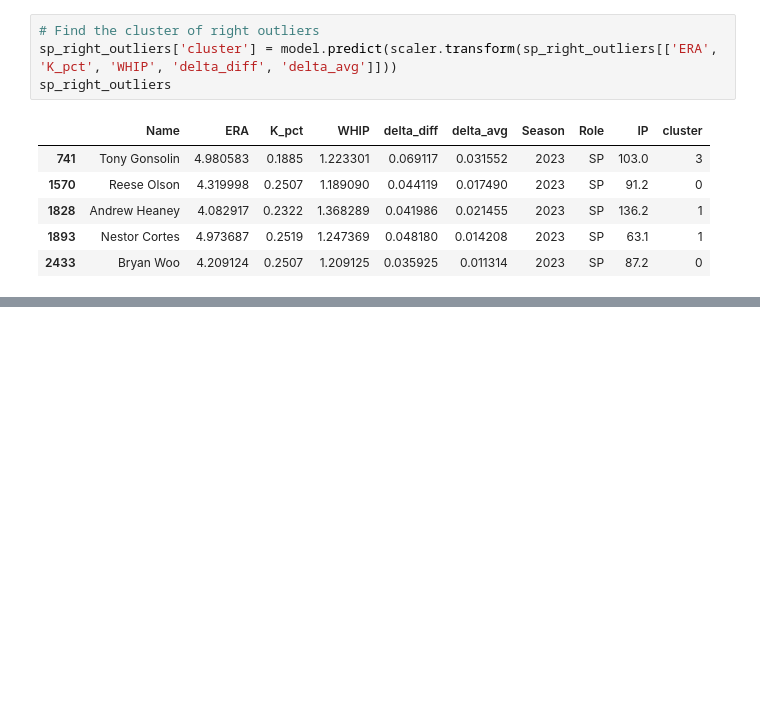
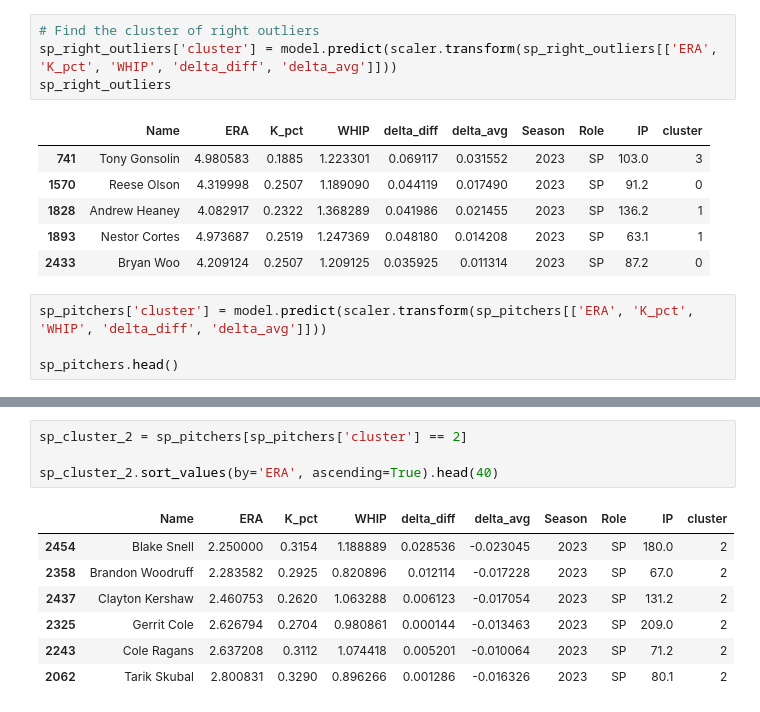
Before and after one commit to RudimentaryChef/RedsHackathon, a Jupyter notebook: BB-Analytics-Hackathon.ipynb, the cells around one changed output, grey strips where cells are left out. Cells and saved outputs as stored; diff of their text form; blank space fills up the shorter version.

Commit message:
predict starting pitchers clusters

```diff
--- a/BB-Analytics-Hackathon.ipynb
+++ b/BB-Analytics-Hackathon.ipynb
@@ -339,3 +348,7 @@ sp_right_outliers
 | 1828 | Andrew Heaney | 4.082917 | 0.2322 | 1.368289 | 0.041986 | 0.021455 | 2023 | SP | 136.2 | 1 |
 | 1893 | Nestor Cortes | 4.973687 | 0.2519 | 1.247369 | 0.048180 | 0.014208 | 2023 | SP | 63.1 | 1 |
 | 2433 | Bryan Woo | 4.209124 | 0.2507 | 1.209125 | 0.035925 | 0.011314 | 2023 | SP | 87.2 | 0 |
+# %%
+sp_pitchers['cluster'] = model.predict(scaler.transform(sp_pitchers[['ERA', 'K_pct', 'WHIP', 'delta_diff', 'delta_avg']]))
+
+sp_pitchers.head()
@@ -341,0 +362,12 @@ sp_right_outliers
+# %%
+sp_cluster_2 = sp_pitchers[sp_pitchers['cluster'] == 2]
+
+sp_cluster_2.sort_values(by='ERA', ascending=True).head(40)
+# %% [output]
+|  | Name | ERA | K_pct | WHIP | delta_diff | delta_avg | Season | Role | IP | cluster |
+| 2454 | Blake Snell | 2.250000 | 0.3154 | 1.188889 | 0.028536 | -0.023045 | 2023 | SP | 180.0 | 2 |
+| 2358 | Brandon Woodruff | 2.283582 | 0.2925 | 0.820896 | 0.012114 | -0.017228 | 2023 | SP | 67.0 | 2 |
+| 2437 | Clayton Kershaw | 2.460753 | 0.2620 | 1.063288 | 0.006123 | -0.017054 | 2023 | SP | 131.2 | 2 |
+| 2325 | Gerrit Cole | 2.626794 | 0.2704 | 0.980861 | 0.000144 | -0.013463 | 2023 | SP | 209.0 | 2 |
+| 2243 | Cole Ragans | 2.637208 | 0.3112 | 1.074418 | 0.005201 | -0.010064 | 2023 | SP | 71.2 | 2 |
+| 2062 | Tarik Skubal | 2.800831 | 0.3290 | 0.896266 | 0.001286 | -0.016326 | 2023 | SP | 80.1 | 2 |
```
Also changed, not shown: parts of 4 cells of this notebook.
